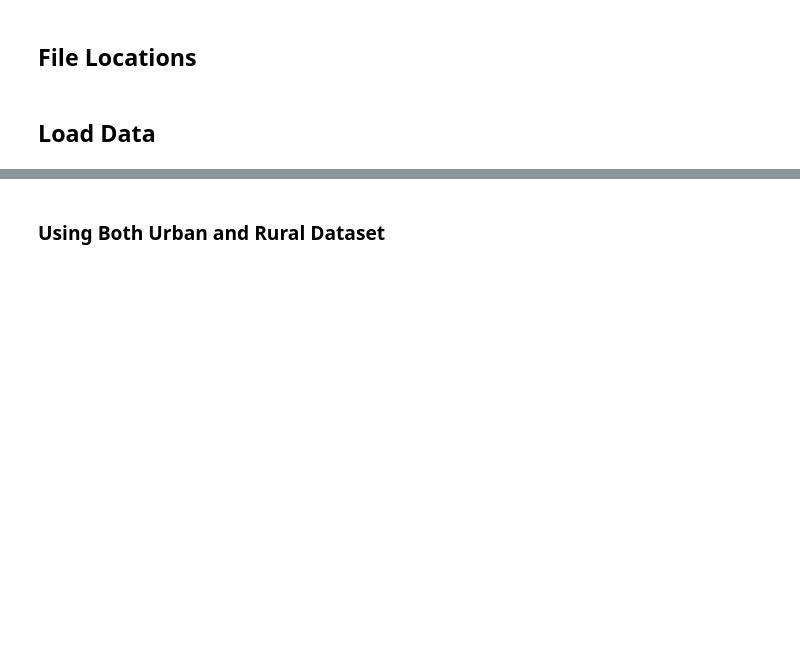
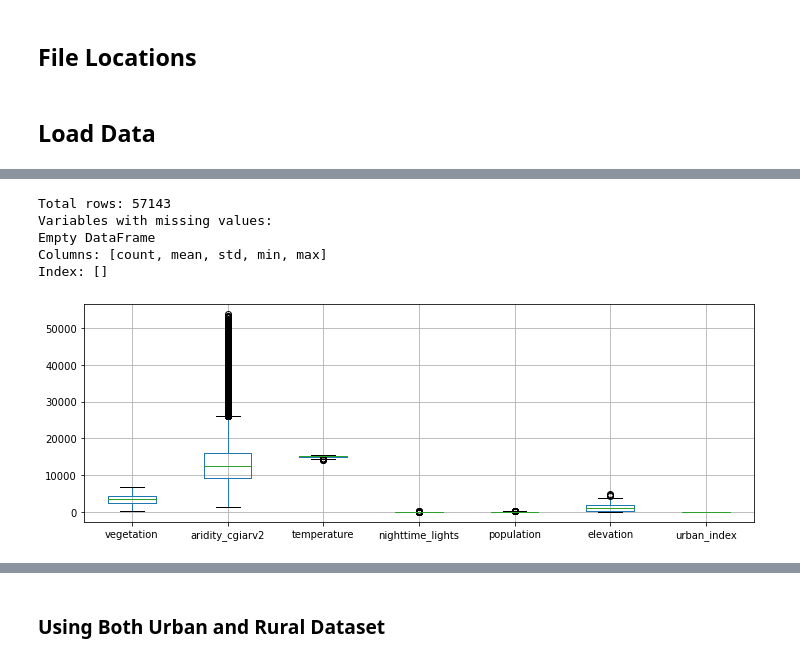
Before and after one commit to thinkingmachines/geoai-immap-wash, a Jupyter notebook: notebooks/02_Modelling_sklearn.ipynb, the cells around one changed output, grey strips where cells are left out. Saved outputs shown, nothing was run; the diff lists cells and outputs as text; code cells hidden in the pictures; blank space fills up the shorter version.

```diff
--- a/notebooks/02_Modelling_sklearn.ipynb
+++ b/notebooks/02_Modelling_sklearn.ipynb
@@ -43,0 +71,9 @@ raw = (pd.read_csv(data_dir + '20200826_dataset.csv')
+# %%
+check_nulls_and_outliers(df, columns = satellite_features)
+# %% [output]
+Total rows: 57143
+Variables with missing values:
+Empty DataFrame
+Columns: [count, mean, std, min, max]
+Index: []
+[figure, added]
```
Also changed, not shown: parts of 24 cells of this notebook, 1 other file.
